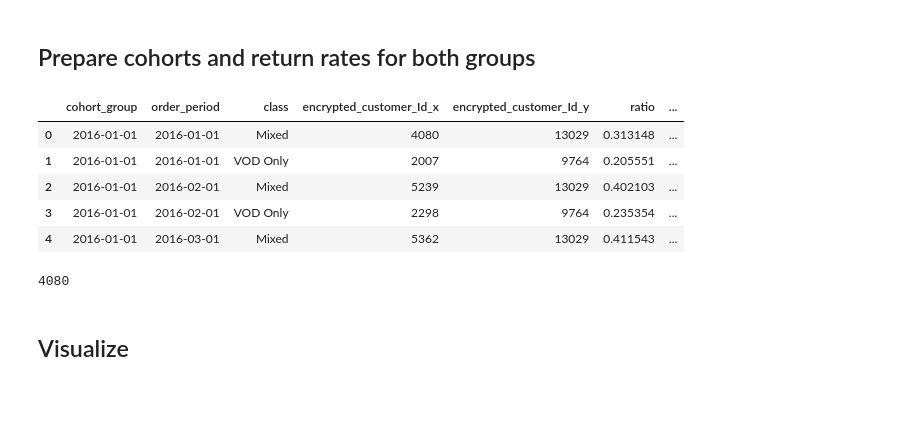
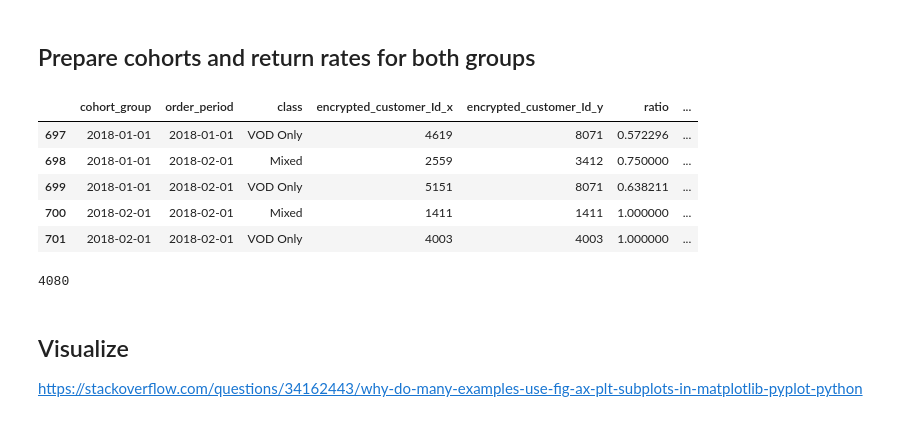
Before and after one commit to dfadeeff/AMZ_Projects, a Jupyter notebook: VOD_cohorts.ipynb, the cells around one changed output. Drawn from its saved outputs; the diff is of its cells as text; code cells hidden in the pictures.

```diff
--- a/VOD_cohorts.ipynb
+++ b/VOD_cohorts.ipynb
@@ -67,6 +58,11 @@ t.head()
 ## Prepare cohorts and return rates for both groups
 # %%
 def group_by_class(df):
+
+    #Important, to eliminate outliers, exclude most recent month
+    df = df[df['order_period'] < df['order_period'].max()]
+
+
     grouped = df_new.groupby(['cohort_group', 'order_period', 'class'])
     cohorts = grouped.agg({'encrypted_customer_Id': pd.Series.nunique}).reset_index()
     total_cohort_size = pd.DataFrame(df_new.groupby(['cohort_group',
@@ -89,14 +85,14 @@ def group_by_class(df):
 # %%
 summary = group_by_class(df_new)
 # %%
-summary.head()
+summary.tail()
 # %% [output]
 |  | cohort_group | order_period | class | encrypted_customer_Id_x | encrypted_customer_Id_y | ratio | ... |
-| 0 | 2016-01-01 | 2016-01-01 | Mixed | 4080 | 13029 | 0.313148 | ... |
-| 1 | 2016-01-01 | 2016-01-01 | VOD Only | 2007 | 9764 | 0.205551 | ... |
-| 2 | 2016-01-01 | 2016-02-01 | Mixed | 5239 | 13029 | 0.402103 | ... |
-| 3 | 2016-01-01 | 2016-02-01 | VOD Only | 2298 | 9764 | 0.235354 | ... |
-| 4 | 2016-01-01 | 2016-03-01 | Mixed | 5362 | 13029 | 0.411543 | ... |
+| 697 | 2018-01-01 | 2018-01-01 | VOD Only | 4619 | 8071 | 0.572296 | ... |
+| 698 | 2018-01-01 | 2018-02-01 | Mixed | 2559 | 3412 | 0.750000 | ... |
+| 699 | 2018-01-01 | 2018-02-01 | VOD Only | 5151 | 8071 | 0.638211 | ... |
+| 700 | 2018-02-01 | 2018-02-01 | Mixed | 1411 | 1411 | 1.000000 | ... |
+| 701 | 2018-02-01 | 2018-02-01 | VOD Only | 4003 | 4003 | 1.000000 | ... |
 # %%
 #Sanity check
 df_new[ (df_new['cohort_group'] == '2016-01')
@@ -104,6 +100,8 @@ df_new[ (df_new['cohort_group'] == '2016-01')
        & (df_new['class'] == 'Mixed')]['encrypted_customer_Id'].nunique()
 # %% [output]
 4080
-# %% [markdown]
-## Visualize
+# %% [markdown]
+## Visualize
+
+https://stackoverflow.com/questions/34162443/why-do-many-examples-use-fig-ax-plt-subplots-in-matplotlib-pyplot-python
 # %%
```
Also changed, not shown: parts of 7 cells of this notebook.
